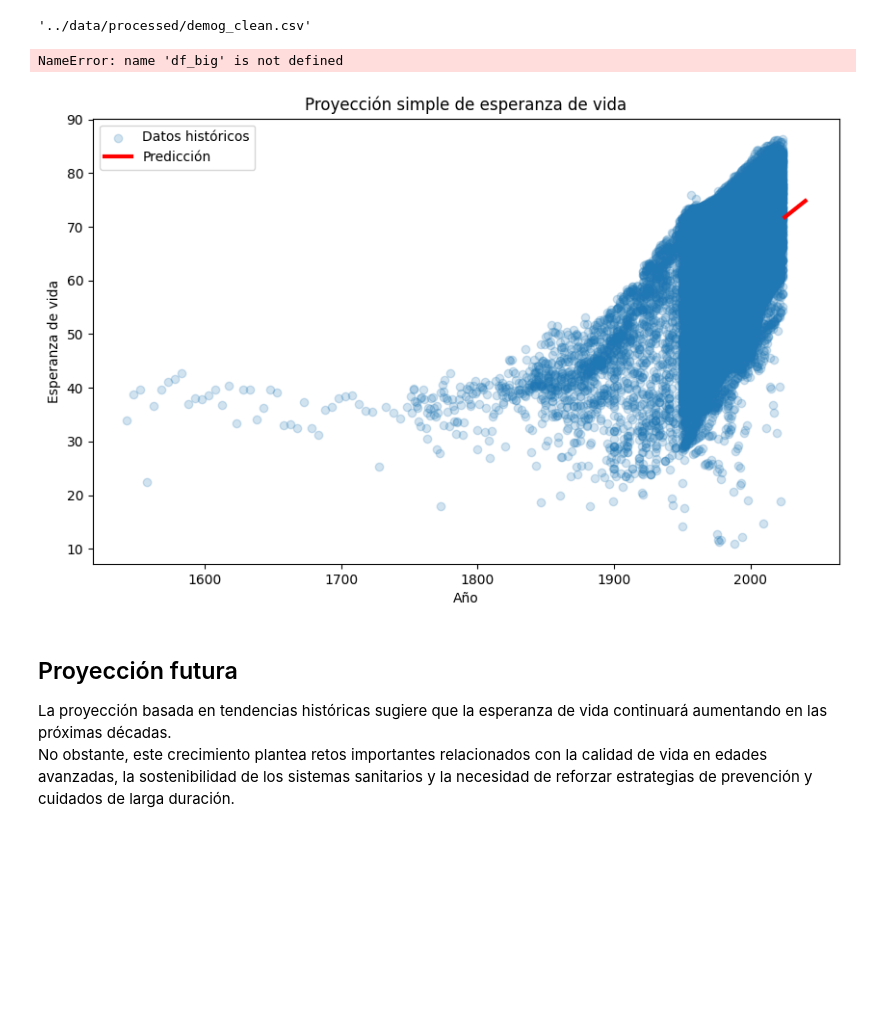
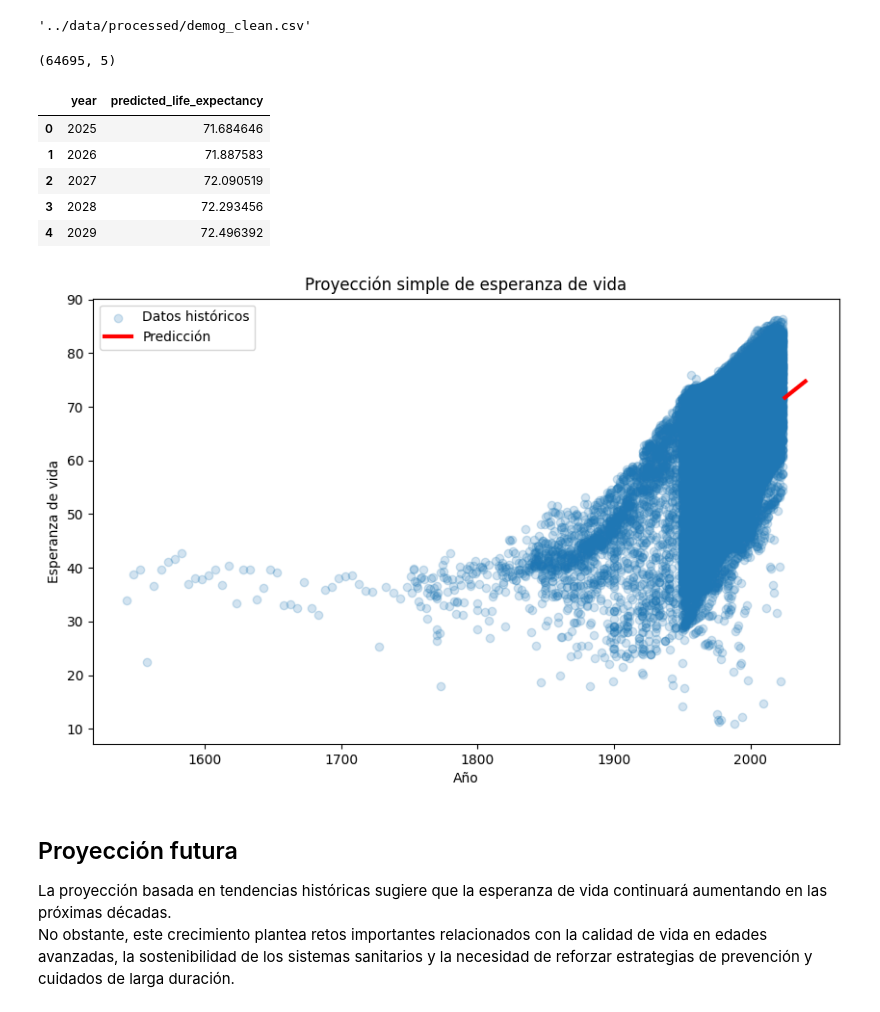
Before and after one commit to dori1888/machine-learning-final-project, a Jupyter notebook: proyecto_final.ipynb, the cells around one changed output. Saved outputs shown, nothing was run; the diff lists cells and outputs as text; code cells hidden in the pictures; blank space fills up the shorter version.

```diff
--- a/proyecto_final.ipynb
+++ b/proyecto_final.ipynb
@@ -397,27 +397,40 @@ df_clean.to_csv(clean_path, index=False)
 clean_path
 # %% [output]
 '../data/processed/demog_clean.csv'
+# %%
+import pandas as pd
+
+df_big = pd.read_csv("src/data/processed/demog_big.csv")
+df_big.shape
+# %% [output]
+(64695, 5)
 # %%
 from sklearn.linear_model import LinearRegression
 import numpy as np
 
 # datos solo de esperanza de vida
-life_df = df_big[df_big["indicator"] == "life_expectancy"].dropna()
+life_df = df_big[df_big["indicator"] == "life_expectancy"]
+
 
 X = life_df[["year"]]
 y = life_df["value"]
 
 model = LinearRegression()
 model.fit(X, y)
 
 # predicción futura
 future_years = pd.DataFrame({"year": np.arange(2025, 2041)})
 future_pred = model.predict(future_years)
 
 future_years["predicted_life_expectancy"] = future_pred
 future_years.head()
 # %% [output]
-NameError: name 'df_big' is not defined
+|  | year | predicted_life_expectancy |
+| 0 | 2025 | 71.684646 |
+| 1 | 2026 | 71.887583 |
+| 2 | 2027 | 72.090519 |
+| 3 | 2028 | 72.293456 |
+| 4 | 2029 | 72.496392 |
 # %%
 plt.figure(figsize=(10,6))
 
@@ -431,7 +444,7 @@ plt.xlabel("Año")
 plt.ylabel("Esperanza de vida")
 plt.show()
 # %% [output]
-[figure, old version]
+[figure, new version]
 # %% [markdown]
 ## Proyección futura
 
```
Also changed, not shown: parts of 1 cell of this notebook, 4 other files.
